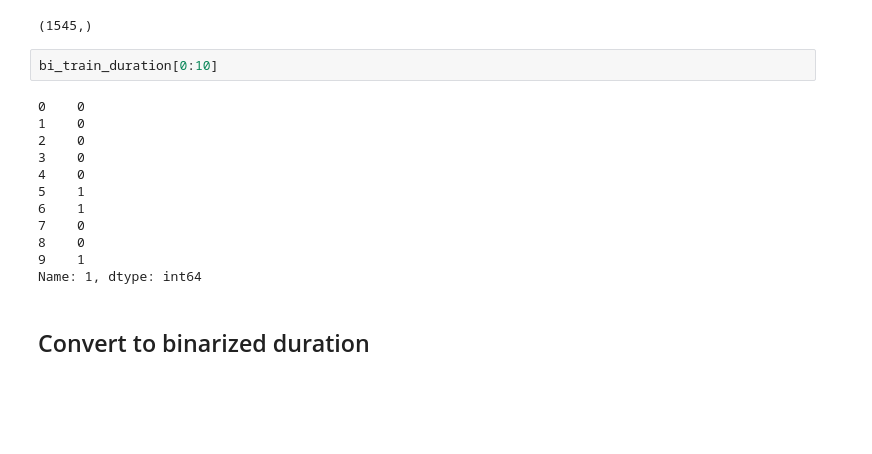
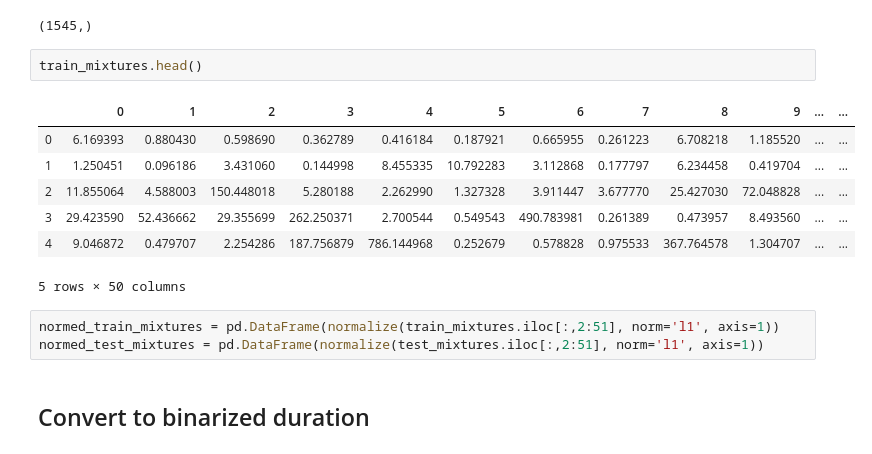
Before and after one commit to li-lab-mcgill/heterogeneous_ehr, a Jupyter notebook: Prediction-MultiDatatypes.ipynb, the cells around one changed output. Drawn from its saved outputs; the diff is of its cells as text; blank space fills up the shorter version.

```diff
--- a/Prediction-MultiDatatypes.ipynb
+++ b/Prediction-MultiDatatypes.ipynb
@@ -30,20 +31,19 @@ train_mixtures.shape
 bi_train_duration.shape
 # %% [output]
 (1545,)
-# %%
-bi_train_duration[0:10]
-# %% [output]
-0    0
-1    0
-2    0
-3    0
-4    0
-5    1
-6    1
-7    0
-8    0
-9    1
-Name: 1, dtype: int64
+# %%
+train_mixtures.head()
+# %% [output]
+|  | 0 | 1 | 2 | 3 | 4 | 5 | 6 | 7 | 8 | 9 | ... | ... |
+| 0 | 6.169393 | 0.880430 | 0.598690 | 0.362789 | 0.416184 | 0.187921 | 0.665955 | 0.261223 | 6.708218 | 1.185520 | ... | ... |
+| 1 | 1.250451 | 0.096186 | 3.431060 | 0.144998 | 8.455335 | 10.792283 | 3.112868 | 0.177797 | 6.234458 | 0.419704 | ... | ... |
+| 2 | 11.855064 | 4.588003 | 150.448018 | 5.280188 | 2.262990 | 1.327328 | 3.911447 | 3.677770 | 25.427030 | 72.048828 | ... | ... |
+| 3 | 29.423590 | 52.436662 | 29.355699 | 262.250371 | 2.700544 | 0.549543 | 490.783981 | 0.261389 | 0.473957 | 8.493560 | ... | ... |
+| 4 | 9.046872 | 0.479707 | 2.254286 | 187.756879 | 786.144968 | 0.252679 | 0.578828 | 0.975533 | 367.764578 | 1.304707 | ... | ... |
+5 rows × 50 columns
+# %%
+normed_train_mixtures = pd.DataFrame(normalize(train_mixtures.iloc[:,2:51], norm='l1', axis=1))
+normed_test_mixtures = pd.DataFrame(normalize(test_mixtures.iloc[:,2:51], norm='l1', axis=1))
 # %% [markdown]
 ## Convert to binarized duration
 # %%
```
Also changed, not shown: parts of 7 cells of this notebook.
